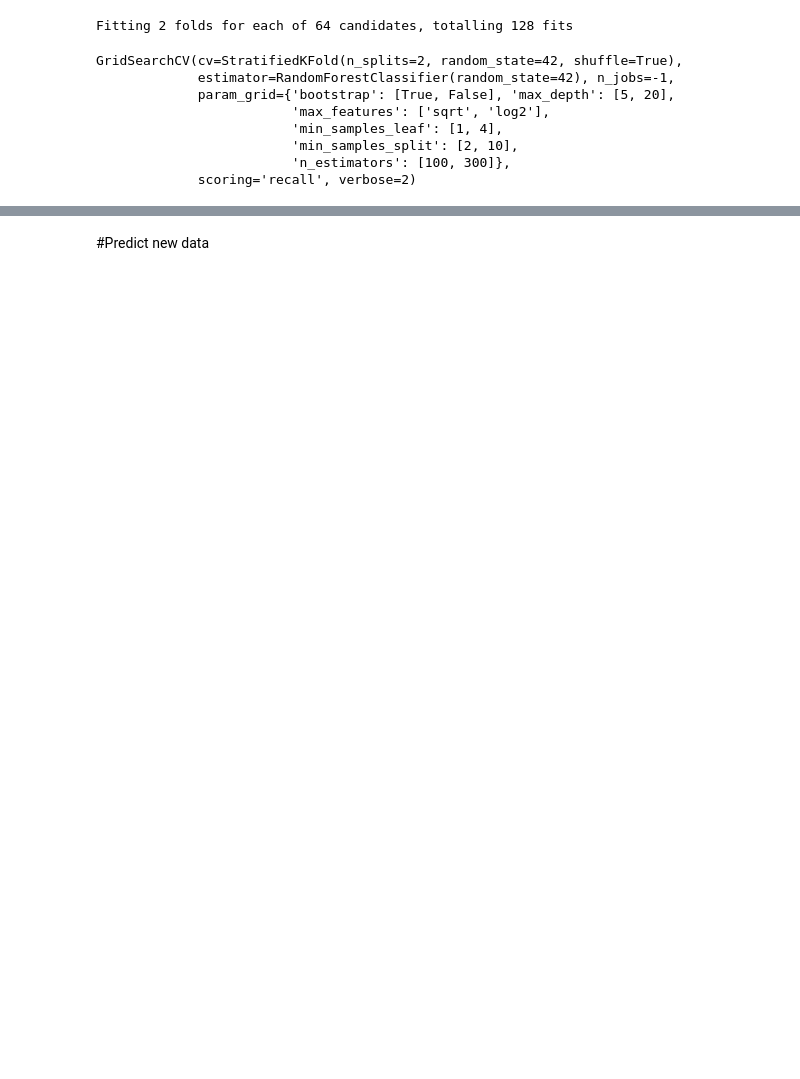
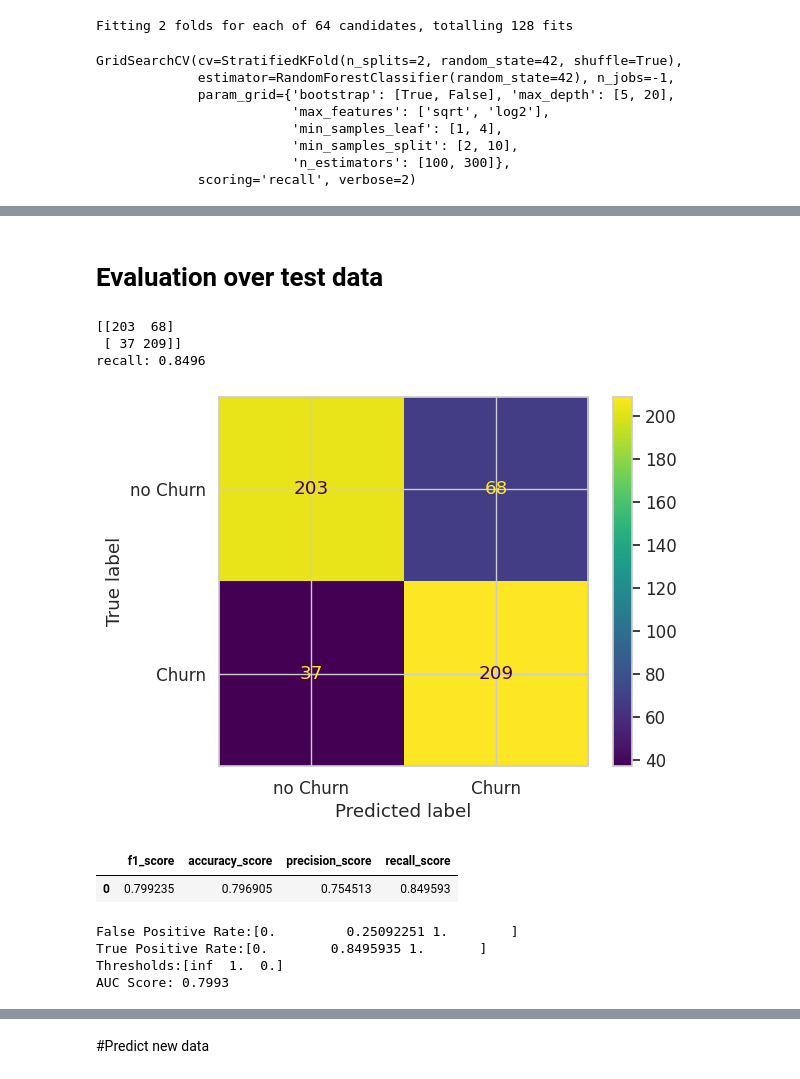
Before and after one commit to JCSR2022/challenge3-data-science-Alura, a Jupyter notebook: challenge3_data_science_Alura_.ipynb, the cells around one changed output, grey strips where cells are left out. Saved outputs shown, nothing was run; the diff lists cells and outputs as text; code cells hidden in the pictures; blank space fills up the shorter version.

```diff
--- a/challenge3_data_science_Alura_.ipynb
+++ b/challenge3_data_science_Alura_.ipynb
@@ -482,11 +482,11 @@ cv = StratifiedKFold(
     shuffle=True,
     random_state=my_random_seed
 )
-
+score_to_evaluate = "recall"
 grid_search = GridSearchCV(
     estimator=rf,
     param_grid=param_grid,
-    scoring="recall",      # important for churn detection
+    scoring=score_to_evaluate,      # important for churn detection
     cv=cv,
     n_jobs=-1,
     verbose=2
@@ -513,0 +576,53 @@ Best Parameters:
+# %% [markdown]
+# Evaluation over test data
+# %%
+from sklearn.metrics import accuracy_score,precision_score,recall_score,f1_score, confusion_matrix,ConfusionMatrixDisplay, classification_report, roc_auc_score, roc_curve, RocCurveDisplay, PrecisionRecallDisplay, average_precision_score
+
+
+y_predict = best_model.predict(X_test)
+conf_matrix = confusion_matrix(y_test, y_predict)
+print(conf_matrix)
+#focus on Recall = TP / (TP + FN)
+#conf_matrix =[[TN, FP], [FN, TP]]
+TP = conf_matrix[1][1]
+FN = conf_matrix[1][0]
+recall = TP / (TP + FN)
+print(f"recall: {recall:.4f}")
+#print(f'recall: {round(recall_score(y_test,y_predict),4)}')
+
+disp = ConfusionMatrixDisplay(conf_matrix,display_labels=['no Churn','Churn'])
+disp.plot()
+plt.show()
+# %% [output]
+[[203  68]
+ [ 37 209]]
+recall: 0.8496
+[figure, added]
+# %%
+metricas = {
+    'f1_score': f1_score(y_test,y_predict),
+    'accuracy_score': accuracy_score(y_test,y_predict),
+    'precision_score': precision_score(y_test,y_predict),
+    'recall_score': recall_score(y_test,y_predict)
+}
+pd.DataFrame(metricas, index=[0])
+# %% [output]
+|  | f1_score | accuracy_score | precision_score | recall_score |
+| 0 | 0.799235 | 0.796905 | 0.754513 | 0.849593 |
+# %%
+from sklearn.metrics import roc_curve, roc_auc_score
+
+fpr, tpr, thresholds = roc_curve(y_test,y_predict)
+
+print(f'False Positive Rate:{fpr}')
+print(f'True Positive Rate:{tpr}')
+print(f'Thresholds:{thresholds}')
+
+auc_score = roc_auc_score(y_test, y_predict)
+
+print(f"AUC Score: {auc_score:.4f}")
+# %% [output]
+False Positive Rate:[0.         0.25092251 1.        ]
+True Positive Rate:[0.        0.8495935 1.       ]
+Thresholds:[inf  1.  0.]
+AUC Score: 0.7993
```
Also changed, not shown: parts of 7 cells of this notebook.
